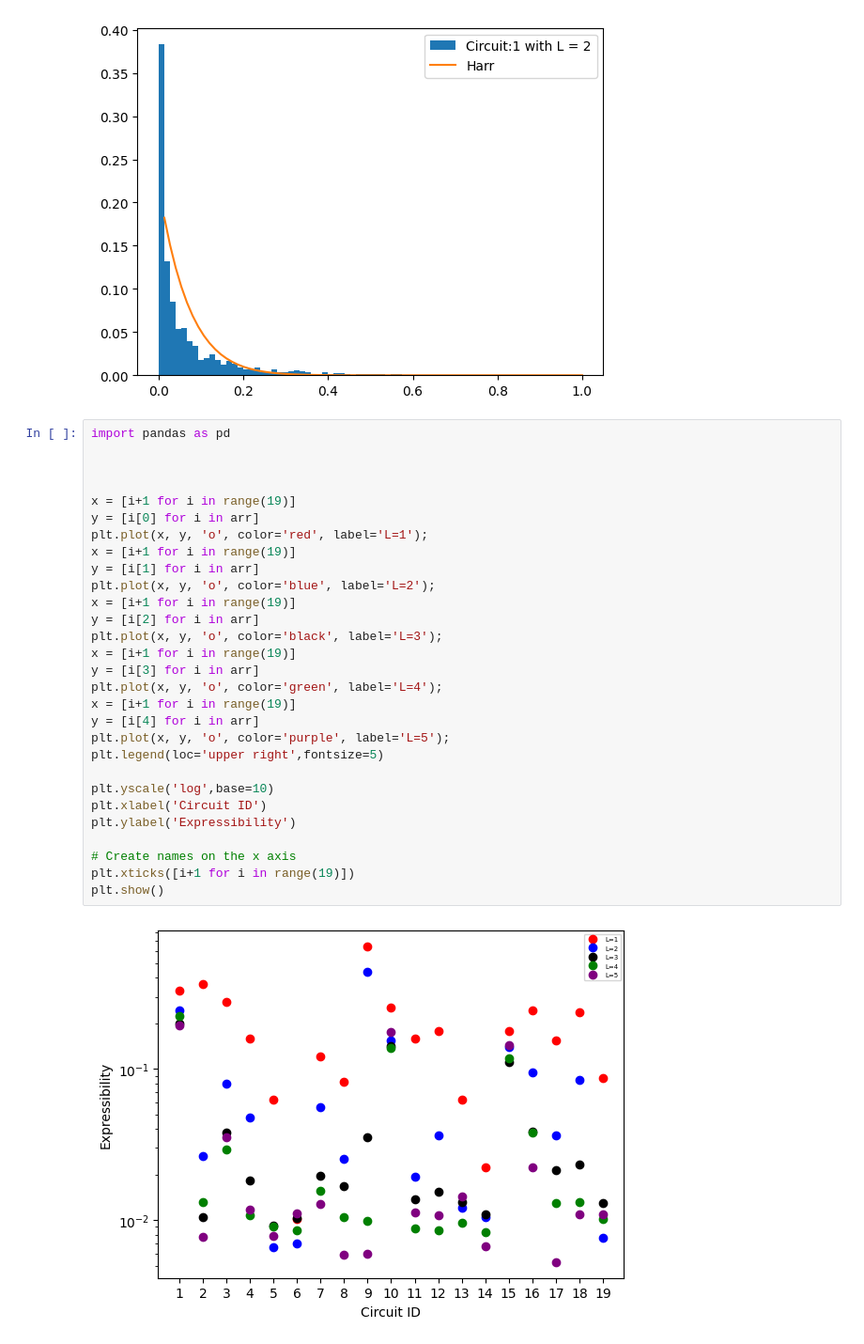
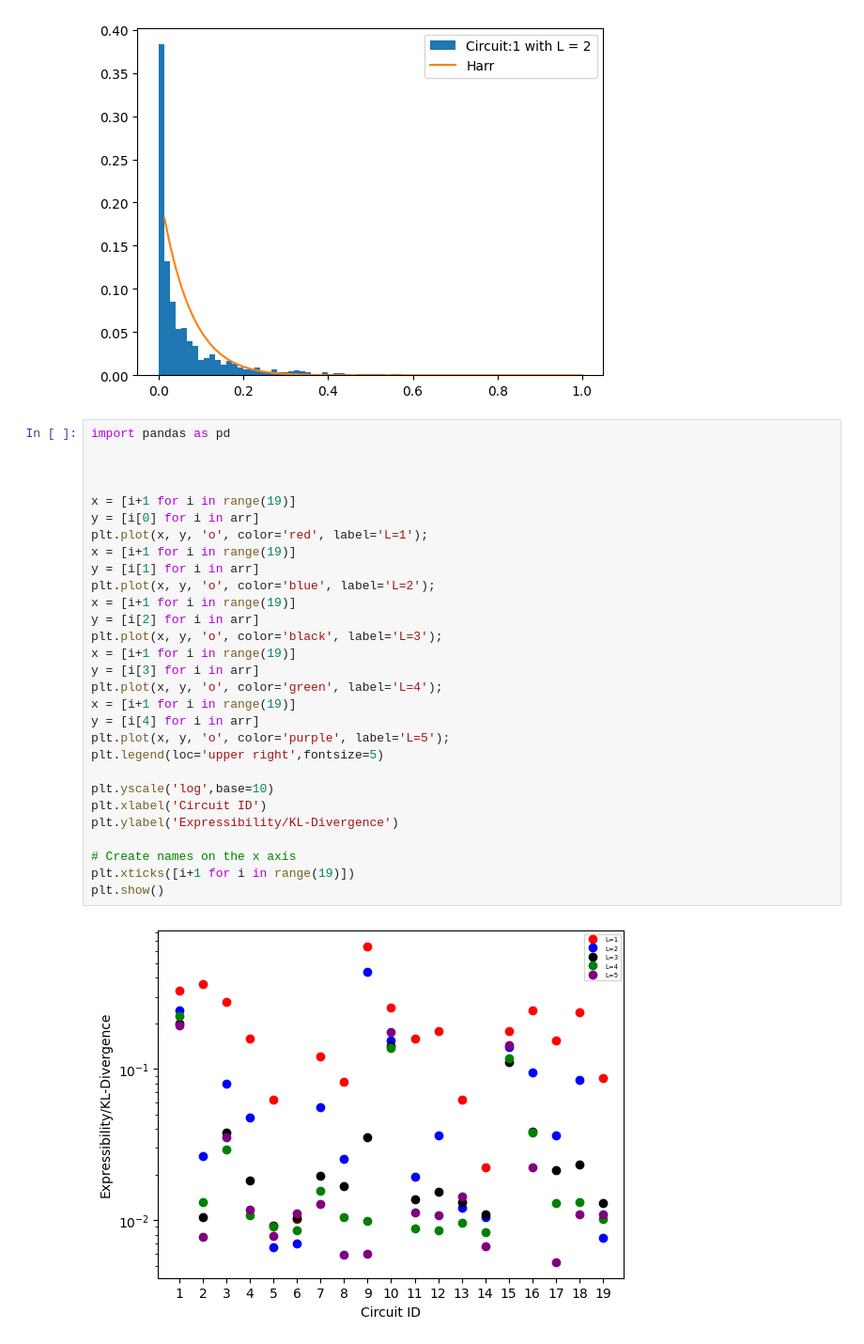
Before and after one commit to AbhinavSapra/QuantumAlgorithms, a Jupyter notebook: QAT_PROJECT_Complex_.ipynb, the cells around one changed output. Shown at 94% size. Saved outputs shown, nothing was run; the diff lists cells and outputs as text.

```diff
--- a/QAT_PROJECT_Complex_.ipynb
+++ b/QAT_PROJECT_Complex_.ipynb
@@ -792,34 +792,34 @@ plt.legend(loc='upper right')
 # %%
 import pandas as pd
 
 
 
 x = [i+1 for i in range(19)]
 y = [i[0] for i in arr]
 plt.plot(x, y, 'o', color='red', label='L=1');
 x = [i+1 for i in range(19)]
 y = [i[1] for i in arr]
 plt.plot(x, y, 'o', color='blue', label='L=2');
 x = [i+1 for i in range(19)]
 y = [i[2] for i in arr]
 plt.plot(x, y, 'o', color='black', label='L=3');
 x = [i+1 for i in range(19)]
 y = [i[3] for i in arr]
 plt.plot(x, y, 'o', color='green', label='L=4');
 x = [i+1 for i in range(19)]
 y = [i[4] for i in arr]
 plt.plot(x, y, 'o', color='purple', label='L=5');
 plt.legend(loc='upper right',fontsize=5)
 
 plt.yscale('log',base=10)
 plt.xlabel('Circuit ID')
-plt.ylabel('Expressibility')
+plt.ylabel('Expressibility/KL-Divergence')
 
 # Create names on the x axis
 plt.xticks([i+1 for i in range(19)])
 plt.show()
 # %% [output]
-[figure, old version]
+[figure, new version]
 # %%
 x = [str(i+1) for i in range(19)]
 x_ticks_labels = ['9','1','2','16','3','18','10','12','15','17','4','11','7','8','19','5','13','14','6']
```
Also changed, not shown: parts of 1 cell of this notebook.
